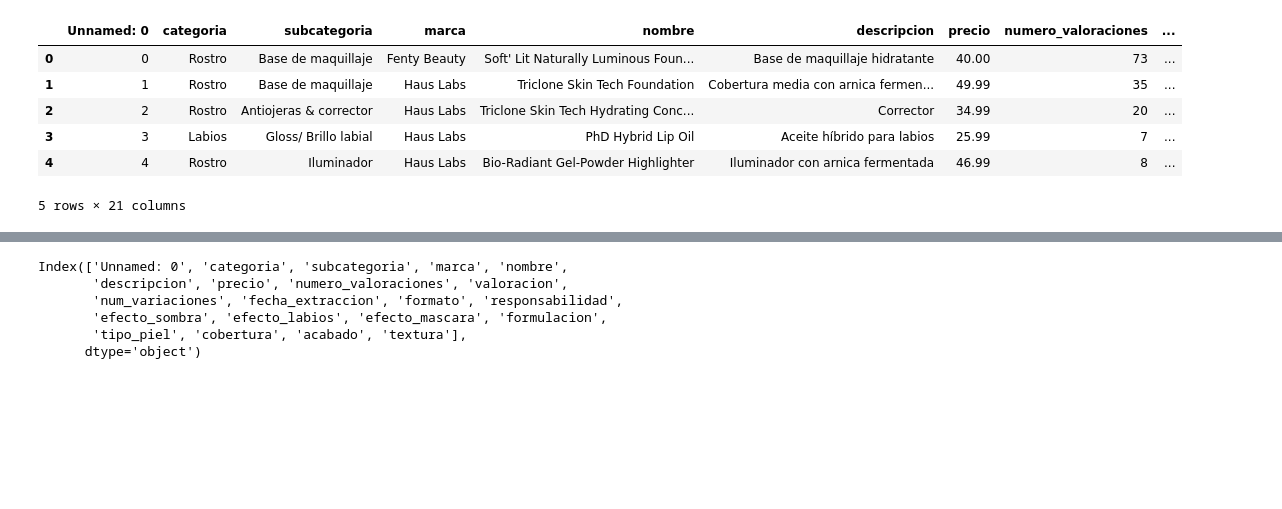
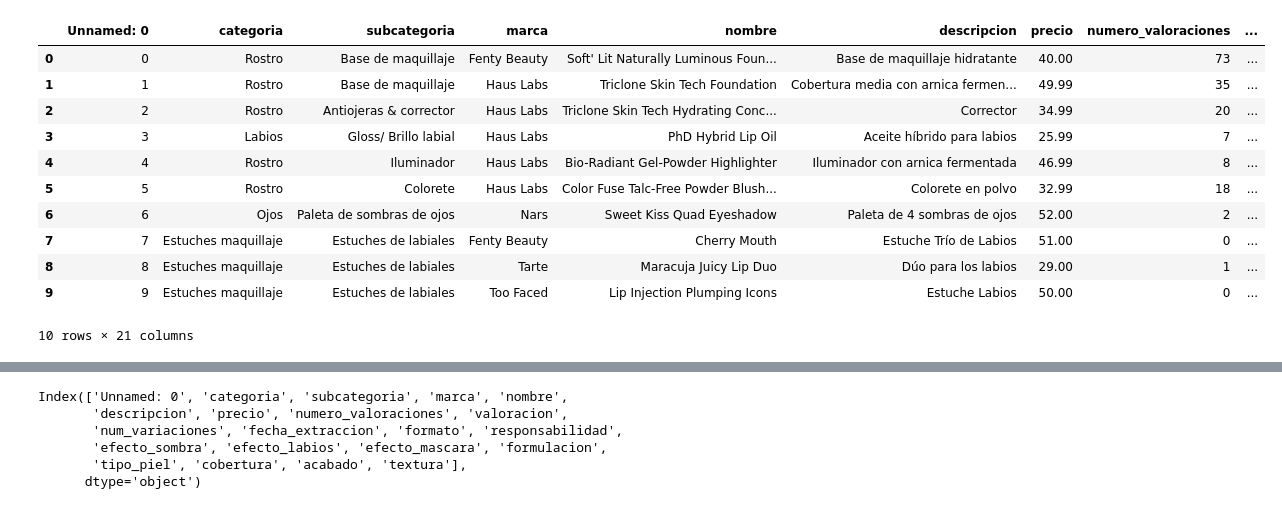
Before and after one commit to raquelscv/proyecto_final_sephora, a Jupyter notebook: pruebas/eda.ipynb, the cells around one changed output, grey strips where cells are left out. Cells and saved outputs as stored; diff of their text form; code cells hidden in the pictures; blank space fills up the shorter version.

```diff
--- a/pruebas/eda.ipynb
+++ b/pruebas/eda.ipynb
@@ -1,13 +1,18 @@
 # %%
 import pandas as pd
 
 df = pd.read_csv('../data/productos_maquillaje.csv')
-df.head()
+df.head(10)
 # %% [output]
 |  | Unnamed: 0 | categoria | subcategoria | marca | nombre | descripcion | precio | numero_valoraciones | ... |
 | 0 | 0 | Rostro | Base de maquillaje | Fenty Beauty | Soft' Lit Naturally Luminous Foun... | Base de maquillaje hidratante | 40.00 | 73 | ... |
 | 1 | 1 | Rostro | Base de maquillaje | Haus Labs | Triclone Skin Tech Foundation | Cobertura media con arnica fermen... | 49.99 | 35 | ... |
 | 2 | 2 | Rostro | Antiojeras & corrector | Haus Labs | Triclone Skin Tech Hydrating Conc... | Corrector | 34.99 | 20 | ... |
 | 3 | 3 | Labios | Gloss/ Brillo labial | Haus Labs | PhD Hybrid Lip Oil | Aceite híbrido para labios | 25.99 | 7 | ... |
 | 4 | 4 | Rostro | Iluminador | Haus Labs | Bio-Radiant Gel-Powder Highlighter | Iluminador con arnica fermentada | 46.99 | 8 | ... |
+| 5 | 5 | Rostro | Colorete | Haus Labs | Color Fuse Talc-Free Powder Blush... | Colorete en polvo | 32.99 | 18 | ... |
+| 6 | 6 | Ojos | Paleta de sombras de ojos | Nars | Sweet Kiss Quad Eyeshadow | Paleta de 4 sombras de ojos | 52.00 | 2 | ... |
+| 7 | 7 | Estuches maquillaje | Estuches de labiales | Fenty Beauty | Cherry Mouth | Estuche Trío de Labios | 51.00 | 0 | ... |
+| 8 | 8 | Estuches maquillaje | Estuches de labiales | Tarte | Maracuja Juicy Lip Duo | Dúo para los labios | 29.00 | 1 | ... |
+| 9 | 9 | Estuches maquillaje | Estuches de labiales | Too Faced | Lip Injection Plumping Icons | Estuche Labios | 50.00 | 0 | ... |
-5 rows × 21 columns
+10 rows × 21 columns
```
Also changed, not shown: parts of 14 cells of this notebook, 5 other files.
